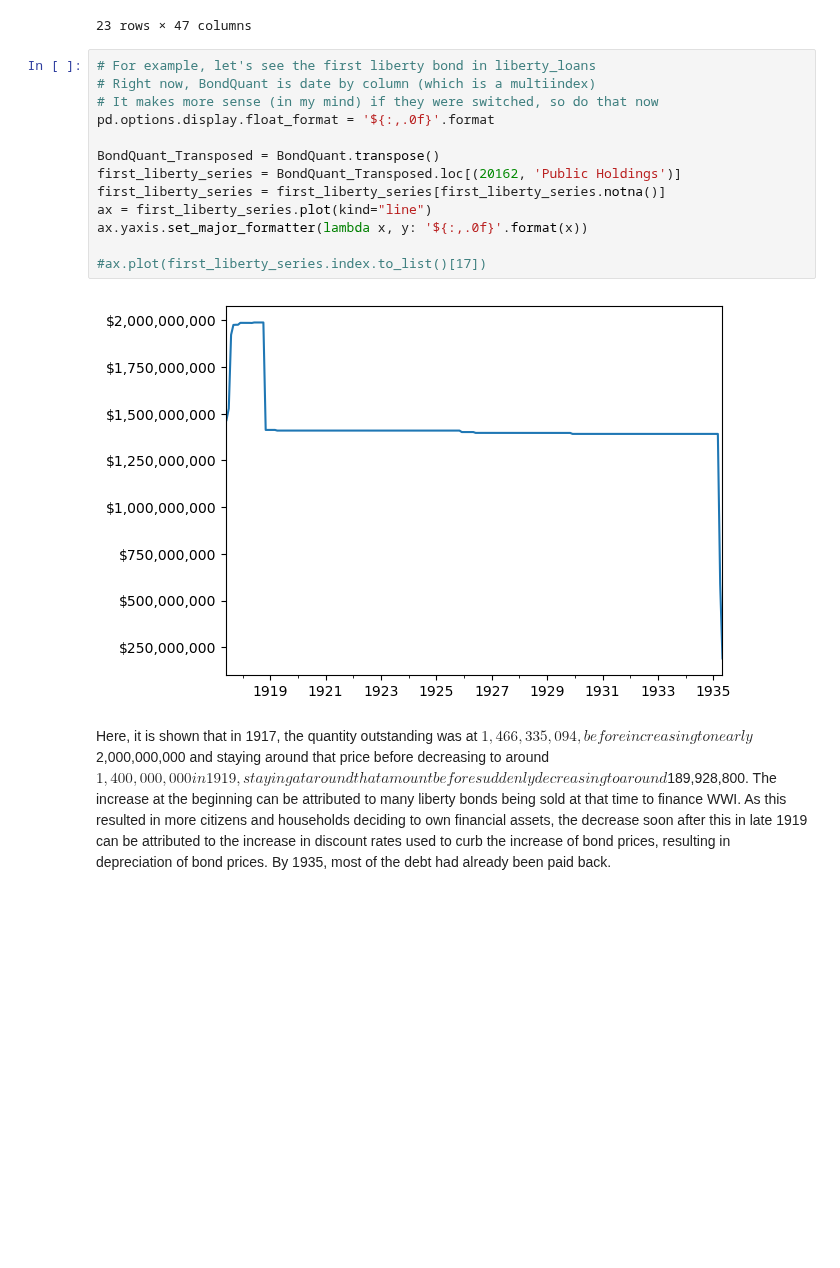
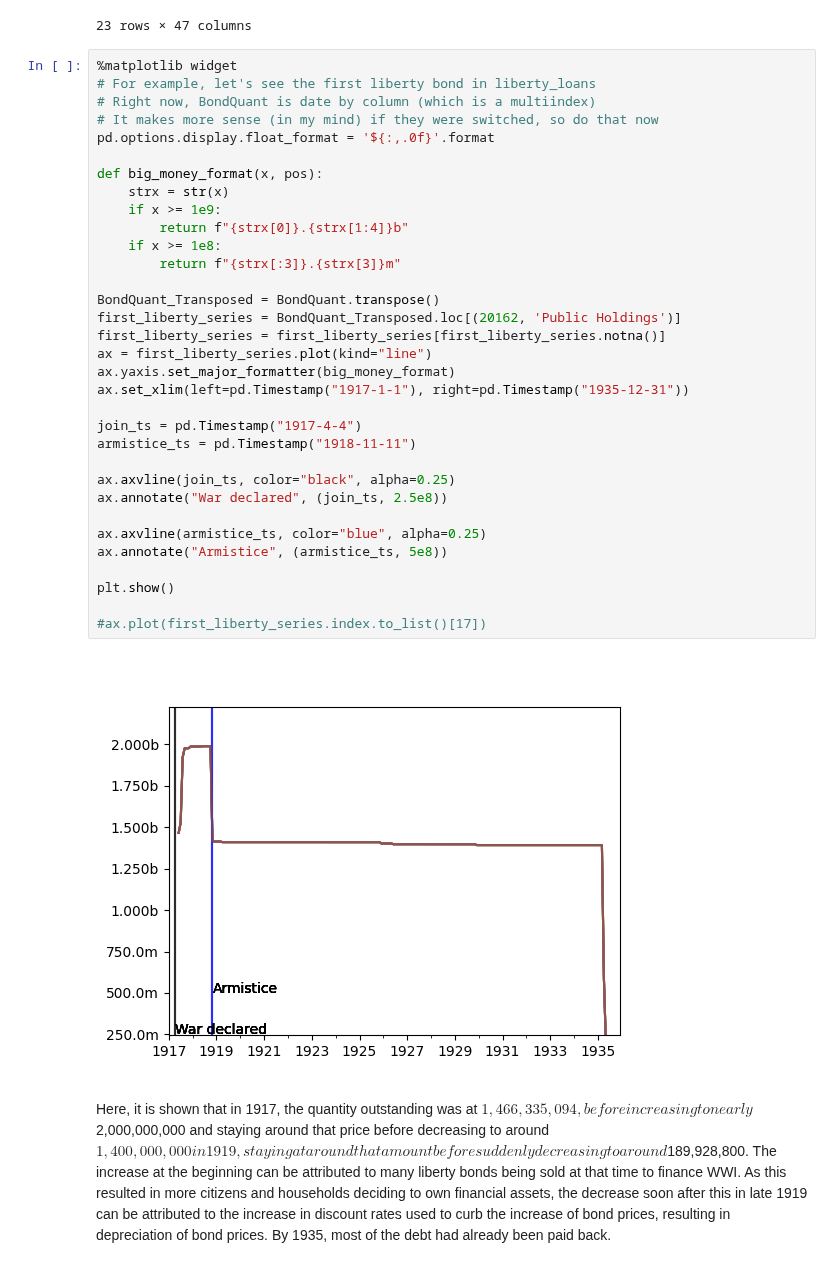
Before and after one commit to davidch2020/Bond-Bios, a Jupyter notebook: ww1_vic_lib.ipynb, the cells around one changed output. Drawn from its saved outputs; the diff is of its cells as text; blank space fills up the shorter version.

```diff
--- a/ww1_vic_lib.ipynb
+++ b/ww1_vic_lib.ipynb
@@ -129,20 +131,40 @@ liberty_loans
 | 22802 | 340004 | Interest Bearing | Marketable | Liberty Loan | 2 | 2 | 14 | ... |
 23 rows × 47 columns
 # %%
+%matplotlib widget
 # For example, let's see the first liberty bond in liberty_loans
 # Right now, BondQuant is date by column (which is a multiindex)
 # It makes more sense (in my mind) if they were switched, so do that now
 pd.options.display.float_format = '${:,.0f}'.format
 
+def big_money_format(x, pos):
+    strx = str(x)
+    if x >= 1e9:
+        return f"{strx[0]}.{strx[1:4]}b"
+    if x >= 1e8:
+        return f"{strx[:3]}.{strx[3]}m"
+
 BondQuant_Transposed = BondQuant.transpose()
 first_liberty_series = BondQuant_Transposed.loc[(20162, 'Public Holdings')]
 first_liberty_series = first_liberty_series[first_liberty_series.notna()]
 ax = first_liberty_series.plot(kind="line")
-ax.yaxis.set_major_formatter(lambda x, y: '${:,.0f}'.format(x))
+ax.yaxis.set_major_formatter(big_money_format)
+ax.set_xlim(left=pd.Timestamp("1917-1-1"), right=pd.Timestamp("1935-12-31"))
+
+join_ts = pd.Timestamp("1917-4-4")
+armistice_ts = pd.Timestamp("1918-11-11")
+
+ax.axvline(join_ts, color="black", alpha=0.25)
+ax.annotate("War declared", (join_ts, 2.5e8))
+
+ax.axvline(armistice_ts, color="blue", alpha=0.25)
+ax.annotate("Armistice", (armistice_ts, 5e8))
+
+plt.show()
 
 #ax.plot(first_liberty_series.index.to_list()[17])
 # %% [output]
-[figure, old version]
+[figure, new version]
 # %% [markdown]
 Here, it is shown that in 1917, the quantity outstanding was at $1,466,335,094, before increasing to nearly $2,000,000,000 and staying around that price before decreasing to around $1,400,000,000 in 1919, staying at around that amount before suddenly decreasing to around $189,928,800.
 The increase at the beginning can be attributed to many liberty bonds being sold at that time to finance WWI. As this resulted in more citizens and households deciding to own financial assets, the decrease soon after this in late 1919 can be attributed to the increase in discount rates used to curb the increase of bond prices, resulting in depreciation of bond prices. By 1935, most of the debt had already been paid back.
```
Also changed, not shown: parts of 5 cells of this notebook.
